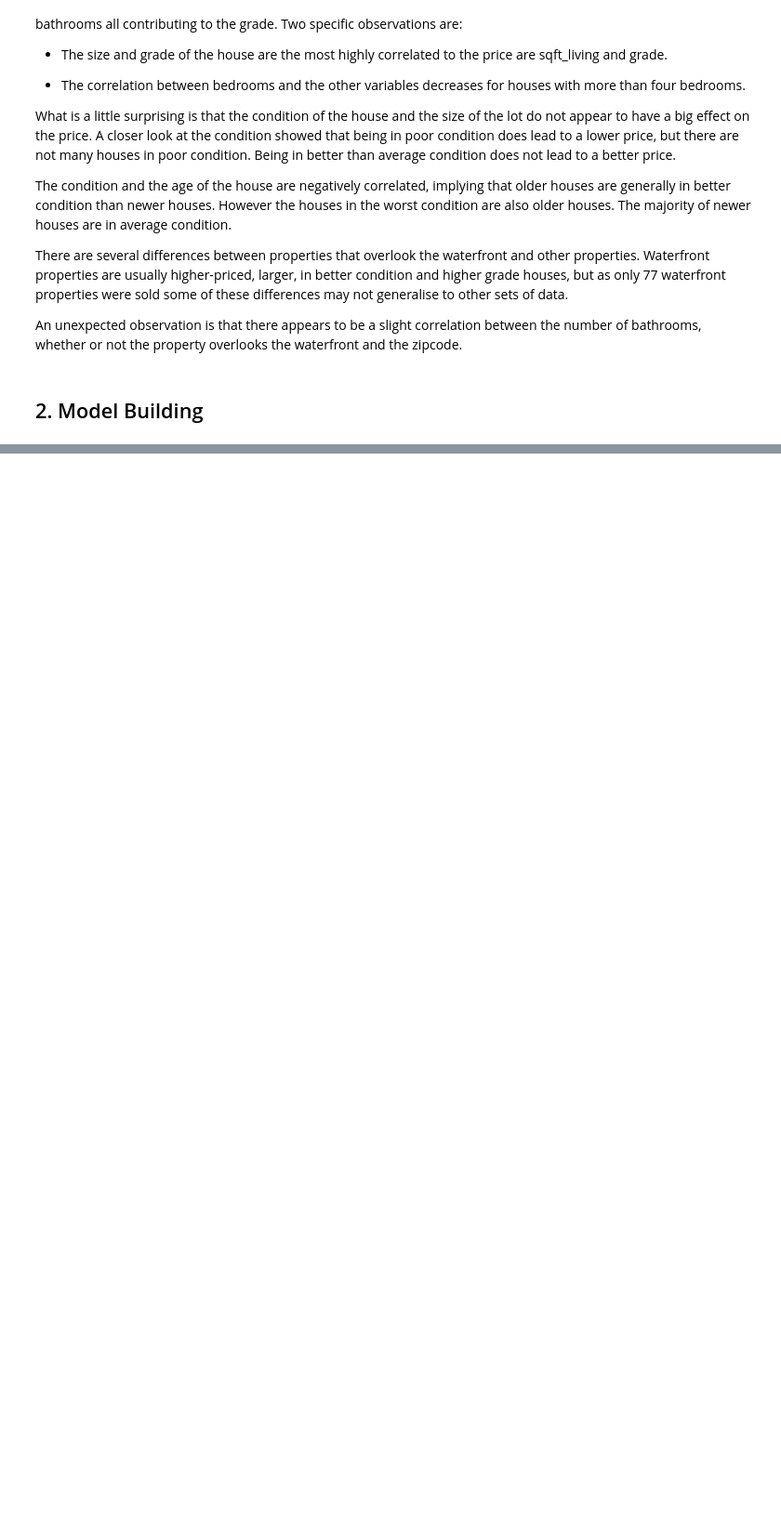
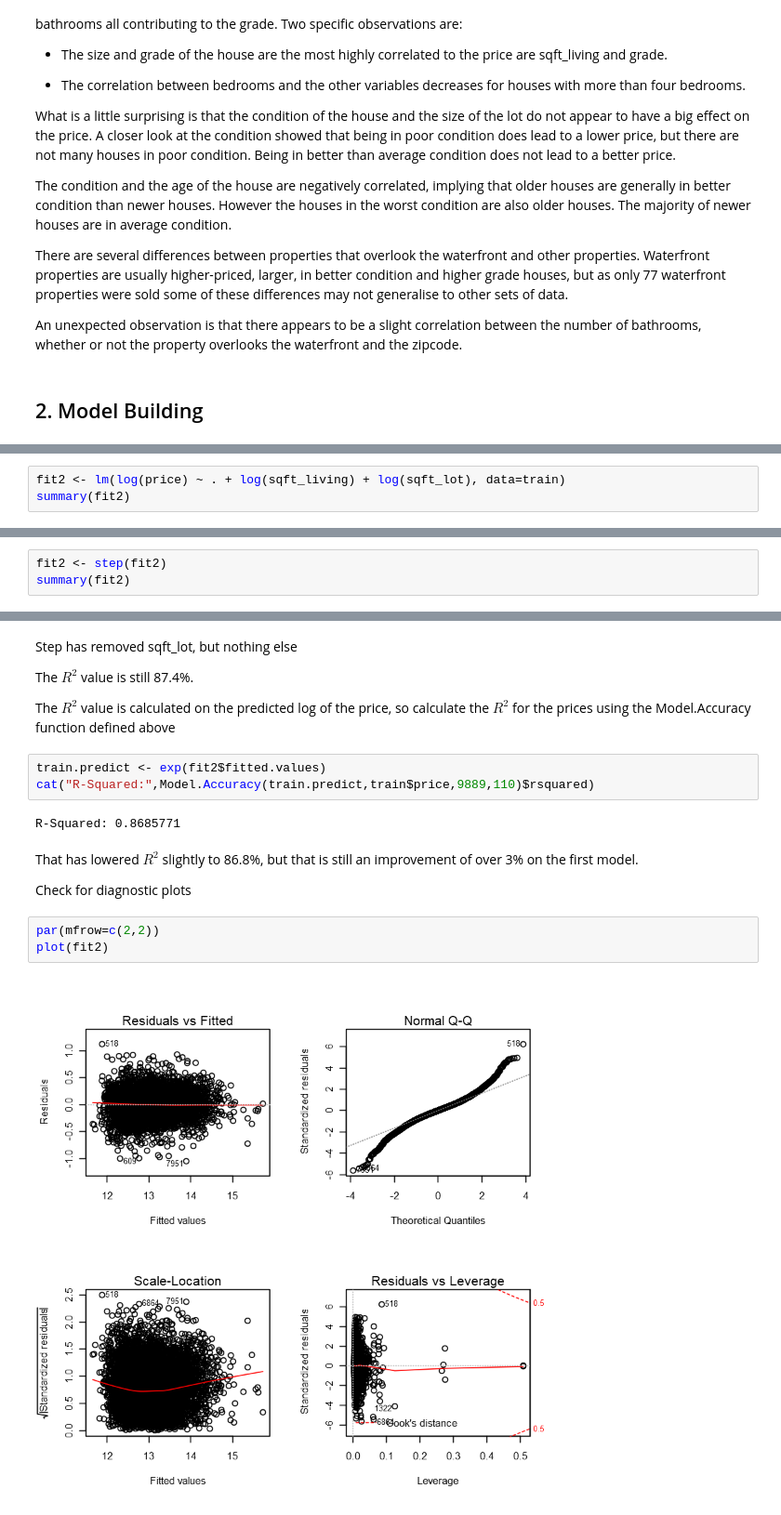
Before and after one commit to DanielTranDS/HousePrice-EDA-Modelling, a Jupyter notebook: HousePrice_Codes.ipynb, the cells around one changed output, grey strips where cells are left out. Shown at 93% size. Cells and saved outputs as stored; diff of their text form; blank space fills up the shorter version.

Commit message:
Implement Model Building and finalize the codes

```diff
--- a/HousePrice_Codes.ipynb
+++ b/HousePrice_Codes.ipynb
@@ -676,0 +849,3 @@ An unexpected observation is that there appears to be a slight correlation betwe
+# %%
+fit2 <- lm(log(price) ~ . + log(sqft_living) + log(sqft_lot), data=train)
+summary(fit2)
@@ -676,0 +875,3 @@ An unexpected observation is that there appears to be a slight correlation betwe
+# %%
+fit2 <- step(fit2)
+summary(fit2)
@@ -676,0 +913,20 @@ An unexpected observation is that there appears to be a slight correlation betwe
+# %% [markdown]
+Step has removed sqft_lot, but nothing else
+
+The $R^2$ value is still 87.4%.
+
+The $R^2$ value is calculated on the predicted log of the price, so calculate the $R^2$ for the prices using the Model.Accuracy function defined above
+# %%
+train.predict <- exp(fit2$fitted.values)
+cat("R-Squared:",Model.Accuracy(train.predict,train$price,9889,110)$rsquared)
+# %% [output]
+R-Squared: 0.8685771
+# %% [markdown]
+That has lowered $R^2$ slightly to 86.8%, but that is still an improvement of over 3% on the first model.
+
+Check for diagnostic plots
+# %%
+par(mfrow=c(2,2))
+plot(fit2)
+# %% [output]
+[figure, added]
```
Also changed, not shown: parts of 52 cells of this notebook.
